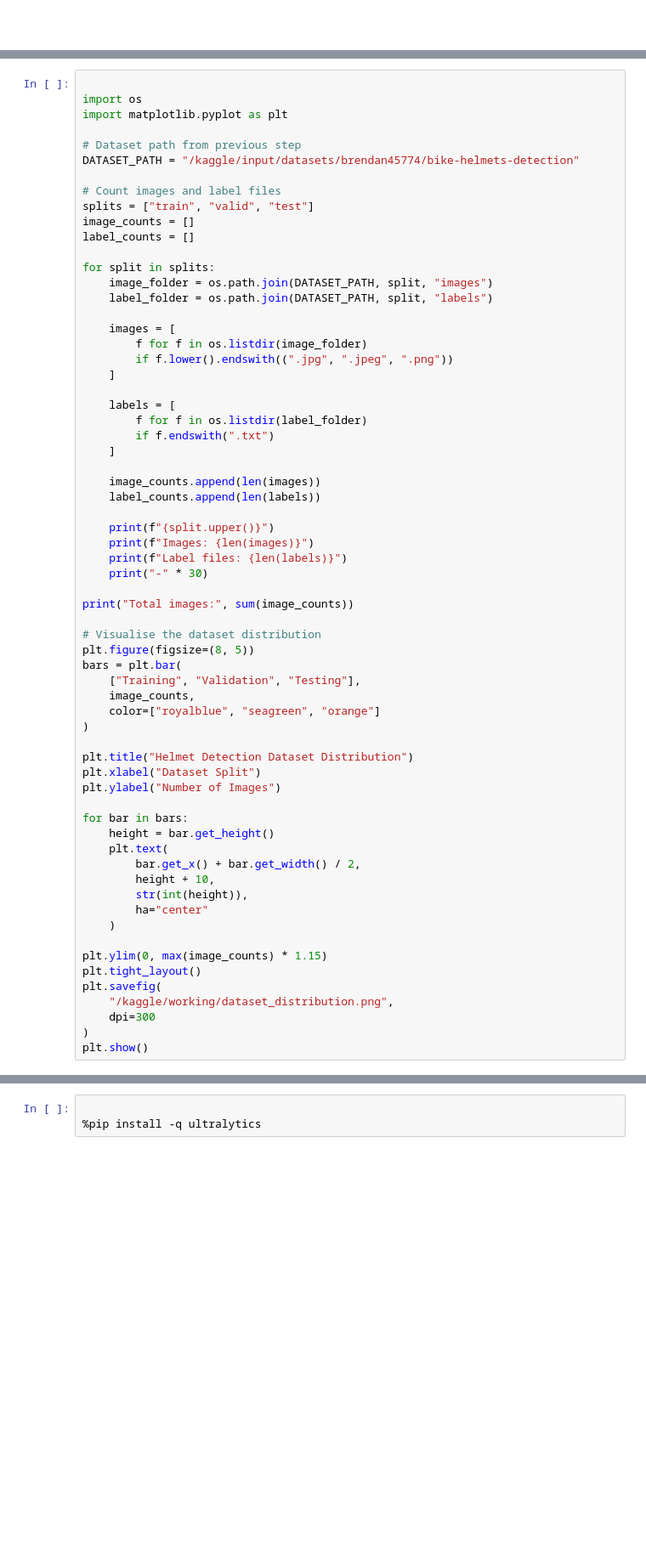
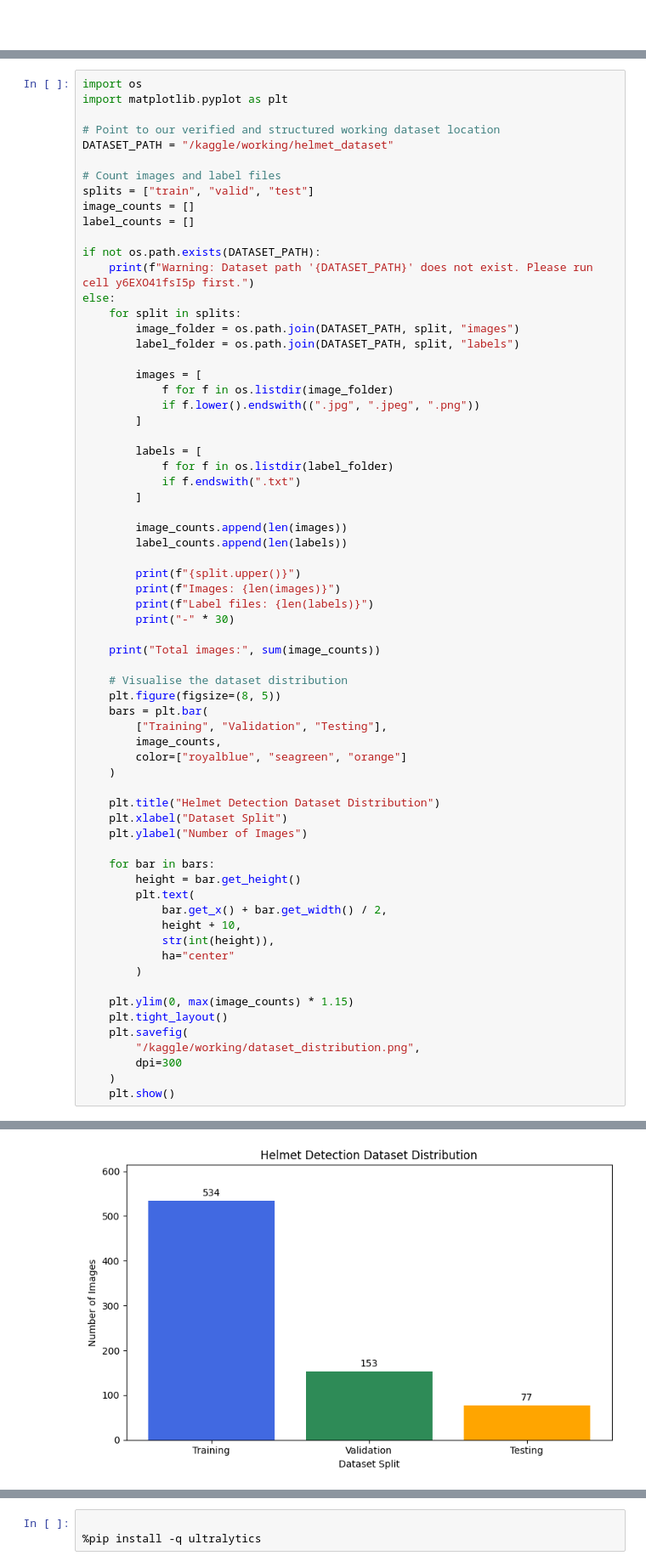
Before and after one commit to Thorfinn-009/Smart-Helmet-Detection-YOLOv8, a Jupyter notebook: Helmet_Detection_Milestone_2.ipynb, the cells around one changed output, grey strips where cells are left out. Shown at 85% size. Cells and saved outputs as stored; diff of their text form; blank space fills up the shorter version.

```diff
--- a/Helmet_Detection_Milestone_2.ipynb
+++ b/Helmet_Detection_Milestone_2.ipynb
@@ -88,65 +138,68 @@ print(data)
 # %%
-
 import os
 import matplotlib.pyplot as plt
 
-# Dataset path from previous step
-DATASET_PATH = "/kaggle/input/datasets/brendan45774/bike-helmets-detection"
+# Point to our verified and structured working dataset location
+DATASET_PATH = "/kaggle/working/helmet_dataset"
 
 # Count images and label files
 splits = ["train", "valid", "test"]
 image_counts = []
 label_counts = []
 
-for split in splits:
-    image_folder = os.path.join(DATASET_PATH, split, "images")
-    label_folder = os.path.join(DATASET_PATH, split, "labels")
+if not os.path.exists(DATASET_PATH):
+    print(f"Warning: Dataset path '{DATASET_PATH}' does not exist. Please run cell y6EXO41fsI5p first.")
+else:
+    for split in splits:
+        image_folder = os.path.join(DATASET_PATH, split, "images")
+        label_folder = os.path.join(DATASET_PATH, split, "labels")
 
-    images = [
-        f for f in os.listdir(image_folder)
-        if f.lower().endswith((".jpg", ".jpeg", ".png"))
-    ]
+        images = [
+            f for f in os.listdir(image_folder)
+            if f.lower().endswith((".jpg", ".jpeg", ".png"))
+        ]
 
-    labels = [
-        f for f in os.listdir(label_folder)
-        if f.endswith(".txt")
-    ]
+        labels = [
+            f for f in os.listdir(label_folder)
+            if f.endswith(".txt")
+        ]
 
-    image_counts.append(len(images))
-    label_counts.append(len(labels))
+        image_counts.append(len(images))
+        label_counts.append(len(labels))
 
-    print(f"{split.upper()}")
-    print(f"Images: {len(images)}")
-    print(f"Label files: {len(labels)}")
-    print("-" * 30)
+        print(f"{split.upper()}")
+        print(f"Images: {len(images)}")
+        print(f"Label files: {len(labels)}")
+        print("-" * 30)
 
-print("Total images:", sum(image_counts))
+    print("Total images:", sum(image_counts))
 
-# Visualise the dataset distribution
-plt.figure(figsize=(8, 5))
-bars = plt.bar(
-    ["Training", "Validation", "Testing"],
-    image_counts,
-    color=["royalblue", "seagreen", "orange"]
-)
-
-plt.title("Helmet Detection Dataset Distribution")
-plt.xlabel("Dataset Split")
-plt.ylabel("Number of Images")
-
-for bar in bars:
-    height = bar.get_height()
-    plt.text(
-        bar.get_x() + bar.get_width() / 2,
-        height + 10,
-        str(int(height)),
-        ha="center"
+    # Visualise the dataset distribution
+    plt.figure(figsize=(8, 5))
+    bars = plt.bar(
+        ["Training", "Validation", "Testing"],
+        image_counts,
+        color=["royalblue", "seagreen", "orange"]
     )
 
-plt.ylim(0, max(image_counts) * 1.15)
-plt.tight_layout()
-plt.savefig(
-    "/kaggle/working/dataset_distribution.png",
-    dpi=300
-)
-plt.show()
+    plt.title("Helmet Detection Dataset Distribution")
+    plt.xlabel("Dataset Split")
+    plt.ylabel("Number of Images")
+
+    for bar in bars:
+        height = bar.get_height()
+        plt.text(
+            bar.get_x() + bar.get_width() / 2,
+            height + 10,
+            str(int(height)),
+            ha="center"
+        )
+
+    plt.ylim(0, max(image_counts) * 1.15)
+    plt.tight_layout()
+    plt.savefig(
+        "/kaggle/working/dataset_distribution.png",
+        dpi=300
+    )
+    plt.show()
+# %% [output]
@@ -152,0 +219 @@ plt.show()
+[figure, added]
```
Also changed, not shown: parts of 18 cells of this notebook.
